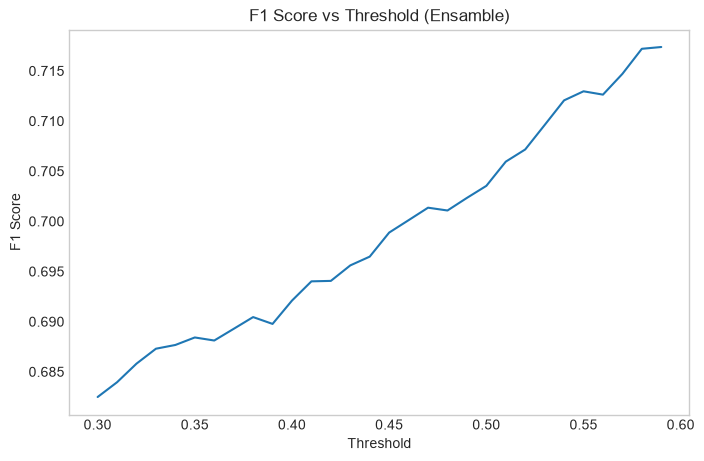
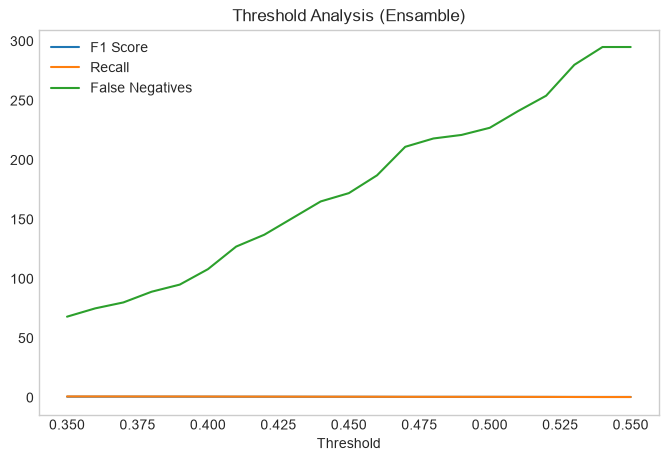
The change to this notebook cell's code, shown as a diff; its figure went from the first image to the second:
--- before
+++ after
@@ -1,9 +1,11 @@
-thresholds = np.arange(0.3, 0.6, 0.01)
+thresholds = np.arange(0.35, 0.55, 0.01)
 
 f1_scores = []
+recall_scores = []
+fn_scores = []
 
 ensemble_proba = (
-    0.35 * rf_proba +
-    0.40 * svm_proba +
+    0.50 * rf_proba +
+    0.25 * svm_proba +
     0.25 * mlp_proba
 )
@@ -11,11 +13,26 @@
 for t in thresholds:
     pred = (ensemble_proba >= t).astype(int)
+
     f1_scores.append(f1_score(y_test, pred))
 
+    cm = confusion_matrix(y_test, pred)
+    tn, fp, fn, tp = cm.ravel()
+
+    recall_scores.append(tp / (tp + fn))
+    fn_scores.append(fn)
+
+best_threshold = thresholds[np.argmax(f1_scores)]
+
+print("Best threshold (by F1):", best_threshold)
+
 plt.figure(figsize=(8,5))
-plt.plot(thresholds, f1_scores)
-plt.title("F1 Score vs Threshold (Ensamble)")
+
+plt.plot(thresholds, f1_scores, label="F1 Score")
+plt.plot(thresholds, recall_scores, label="Recall")
+plt.plot(thresholds, fn_scores, label="False Negatives")
+
+plt.title("Threshold Analysis (Ensamble)")
 plt.xlabel("Threshold")
-plt.ylabel("F1 Score")
+plt.legend()
 plt.grid()
 plt.show()

Commit: Formateo de fechas